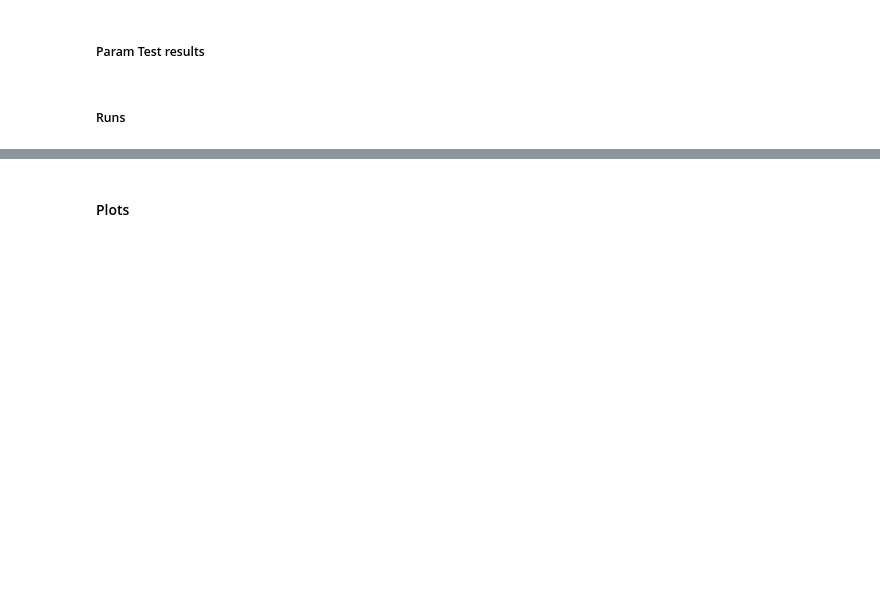
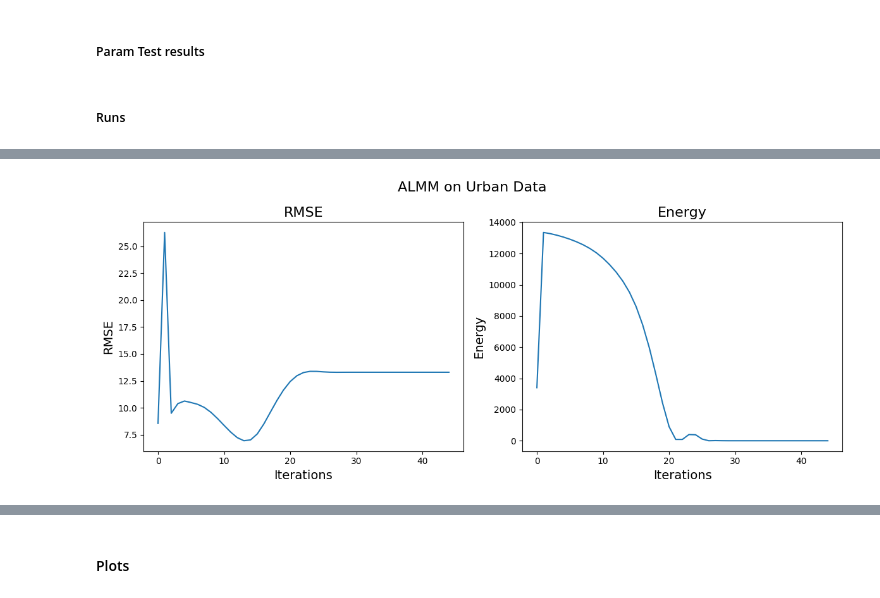
Before and after one commit to mtyler1059/Nearly-Blind-Hyperspectral-Unmixing, a Jupyter notebook: HSI_experiments.ipynb, the cells around one changed output, grey strips where cells are left out. Drawn from its saved outputs; the diff is of its cells as text; code cells hidden in the pictures; blank space fills up the shorter version.

```diff
--- a/HSI_experiments.ipynb
+++ b/HSI_experiments.ipynb
@@ -246,0 +267,27 @@ GRSU_urban_RMSE, GRSU_urban_energy, __, __ = run_unmixing_pipeline_example(X = X
+# %%
+# ALMM
+# ==========
+# Best RMSE: 13.301049781939097
+# Best alpha: 5.4999999999999995e-05
+# Best beta: 5.5e-06
+# Best gamma: 5.499999999999999e-07
+# Best eta: 0.0055
+
+best_alpha = 5.5e-5
+best_beta = 5.5e-6
+best_gamma = 5.5e-7
+best_eta = 0.0055
+
+# Actual Run
+E_ALMM_urban, A_ALMM_urban, T_ALMM_urban, B_ALMM_urban = algo_2_almm_optimized(X = X_urban, S = S_urban, A_gt = A_urban,
+                                                                            alpha = best_alpha, beta = best_beta, gamma = best_gamma, eta = best_eta,
+                                                                            maxIter = iters,
+                                                                            A_error = False, RMSE_plot = False, Energy_plot = False, title_0 = "ALMM on Urban Data", array_plots = False)
+
+# Error and Energy arrays
+ALMM_urban_RMSE, ALMM_urban_energy, __, __ = algo_2_almm_optimized(X = X_urban, S = S_urban, A_gt = A_urban,
+                                                                            alpha = best_alpha, beta = best_beta, gamma = best_gamma, eta = best_eta,
+                                                                            maxIter = iters,
+                                                                            A_error = False, RMSE_plot = True, Energy_plot = True, title_0 = "ALMM on Urban Data", array_plots = True)
+# %% [output]
+[figure, added]
```
Also changed, not shown: parts of 81 cells of this notebook, 10 other files.
